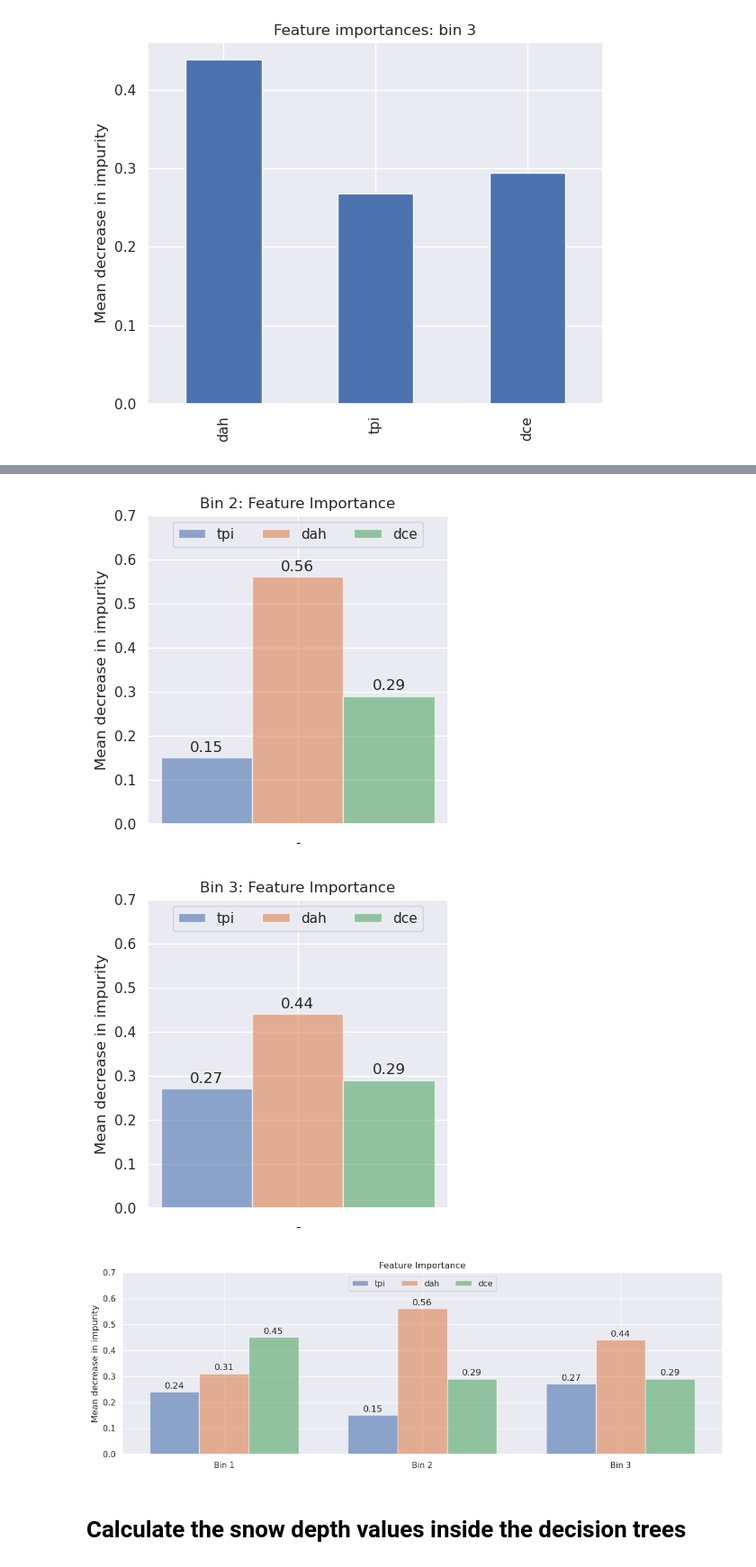
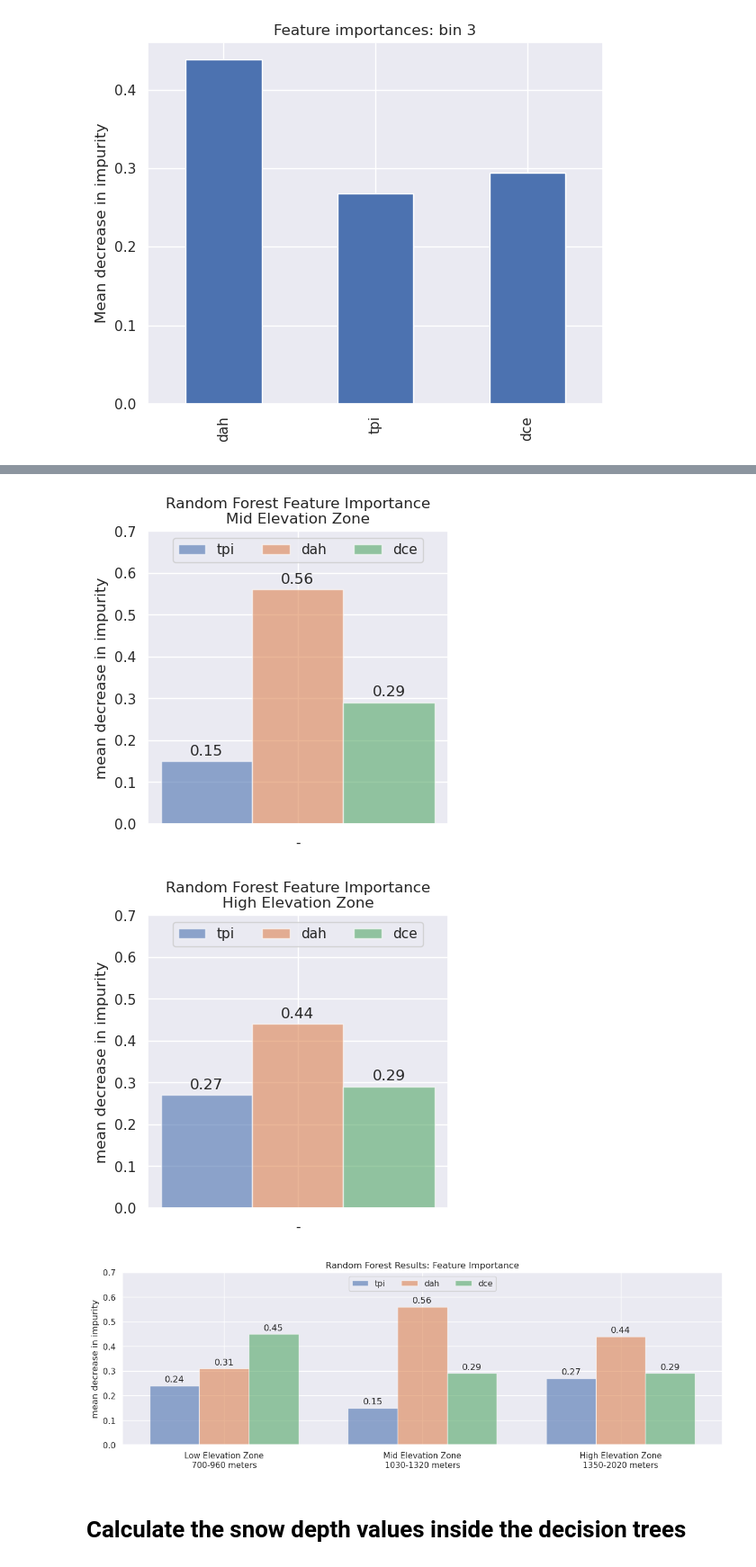
Before and after one commit to cassielumbrazo/NCALM_raster_analysis, a Jupyter notebook: random_forest/AllSites_RandomForest_4.ipynb, the cells around one changed output, grey strips where cells are left out. Shown at 90% size. Cells and saved outputs as stored; diff of their text form; code cells hidden in the pictures.

```diff
--- a/random_forest/AllSites_RandomForest_4.ipynb
+++ b/random_forest/AllSites_RandomForest_4.ipynb
@@ -260,0 +292,26 @@ plt.xlim([810, 1780])
+# %%
+plt.rcParams['figure.figsize'] = [12,1] #overriding size
+
+
+sns.boxplot(data=df_elevation, orient='h',
+            notch=True, showcaps=True,
+            flierprops={"marker": "x"},
+            boxprops={"facecolor": (.4, .6, .8, .5)},
+            medianprops={"color": "coral"})
+
+# Setting lines at the split values based on the PP
+plt.axvline(x=960,  color='grey', alpha=.8) # trying this range
+plt.axvline(x=1030, color='grey', alpha=.8) # trying this range
+plt.axvline(x=1320,  color='grey', alpha=.8) # trying this range
+plt.axvline(x=1350,  color='grey', alpha=.8) # trying this range
+
+color100='darkorange'
+# adding lines for Susan's previous sites
+plt.axvline(x=920,  color=color100, alpha=.8)  # cer
+plt.axvline(x=1030,  color=color100, alpha=.8) # fl
+plt.axvline(x=1320,  color=color100, alpha=.8) # sr
+
+# plt.title('All NCALM Sites: CER, SR, and FL')
+plt.xlabel('elevation: dem (m)')
+plt.ylabel('Sites')
+plt.xlim([810, 1780])
@@ -455,15 +517,15 @@ for attribute, measurement in data_means.items():
     multiplier += 1
 
 # Add some text for labels, title and custom x-axis tick labels, etc.
-ax.set_ylabel('Mean decrease in impurity')
-ax.set_title('Bin 2: Feature Importance')
+ax.set_ylabel('mean decrease in impurity')
+ax.set_title('Random Forest Feature Importance\nMid Elevation Zone')
 ax.set_xticks(x + width, species)
 ax.legend(loc='upper center', ncols=3)
 ax.set_ylim(0, 0.7)
 
 plt.show()
 # %% [output]
-[figure, old version]
+[figure, new version]
 # %%
 species = ("-")
 # data_means = {
@@ -491,17 +553,18 @@ for attribute, measurement in data_means.items():
     multiplier += 1
 
 # Add some text for labels, title and custom x-axis tick labels, etc.
-ax.set_ylabel('Mean decrease in impurity')
-ax.set_title('Bin 3: Feature Importance')
+ax.set_ylabel('mean decrease in impurity')
+ax.set_title('Random Forest Feature Importance\nHigh Elevation Zone')
 ax.set_xticks(x + width, species)
 ax.legend(loc='upper center', ncols=3)
 ax.set_ylim(0, 0.7)
 
 plt.show()
 # %% [output]
-[figure, old version]
+[figure, new version]
 # %%
-species = ("Bin 1", "Bin 2", "Bin 3")
+species = ("Low Elevation Zone\n700-960 meters", "Mid Elevation Zone\n1030-1320 meters", "High Elevation Zone\n1350-2020 meters")
+
 # data_means = {
 #     'tpi': (forest_importances1.tpi, forest_importances2.tpi, forest_importances3.tpi),
 #     'dah': (forest_importances1.dah, forest_importances2.dah, forest_importances3.dah),
@@ -529,36 +592,36 @@ data_means = {
 #     'dce': (0.29)  # 0.29
 # }
 
 # # bin 3
 # data_means = {
 #     'tpi': (0.27), # 0.27
 #     'dah': (0.44), # 0.44
 #     'dce': (0.29)  # 0.29
 # }
 
 
 x = np.arange(len(species))  # the label locations
 width = 0.25  # the width of the bars
 multiplier = 0
 
 fig, ax = plt.subplots(figsize=(12,4), layout='constrained')
 
 for attribute, measurement in data_means.items():
     offset = width * multiplier
     rects = ax.bar(x + offset, measurement, width, label=attribute, alpha=.6)
     ax.bar_label(rects, padding=3)
     multiplier += 1
 
 # Add some text for labels, title and custom x-axis tick labels, etc.
-ax.set_ylabel('Mean decrease in impurity')
-ax.set_title('Feature Importance')
+ax.set_ylabel('mean decrease in impurity')
+ax.set_title('Random Forest Results: Feature Importance')
 ax.set_xticks(x + width, species)
 ax.legend(loc='upper center', ncols=3)
 ax.set_ylim(0, 0.7)
 
 plt.show()
 # %% [output]
-[figure, old version]
+[figure, new version]
 # %% [markdown]
 # Calculate the snow depth values inside the decision trees
 # %%
```
Also changed, not shown: parts of 8 cells of this notebook, 3 other files.
